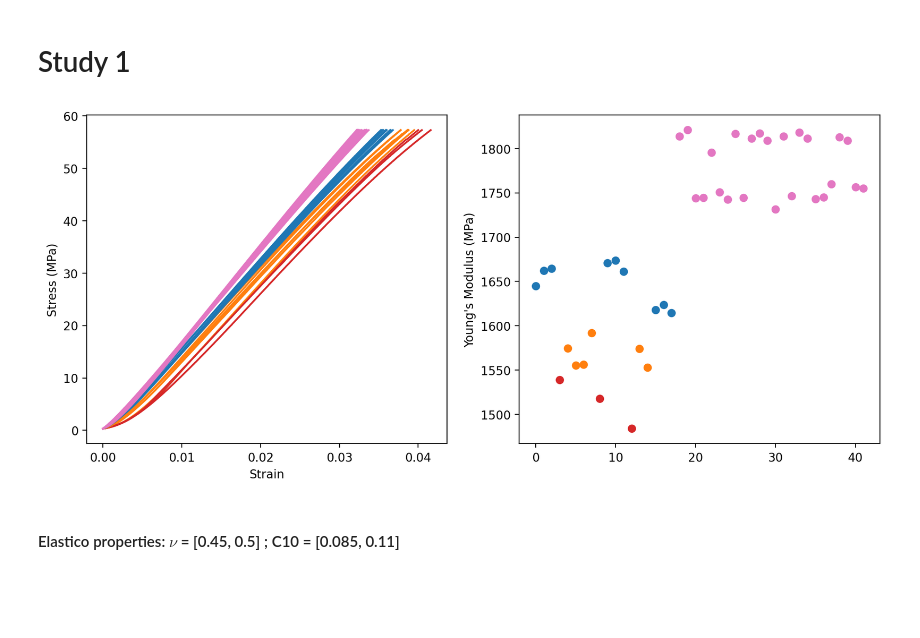
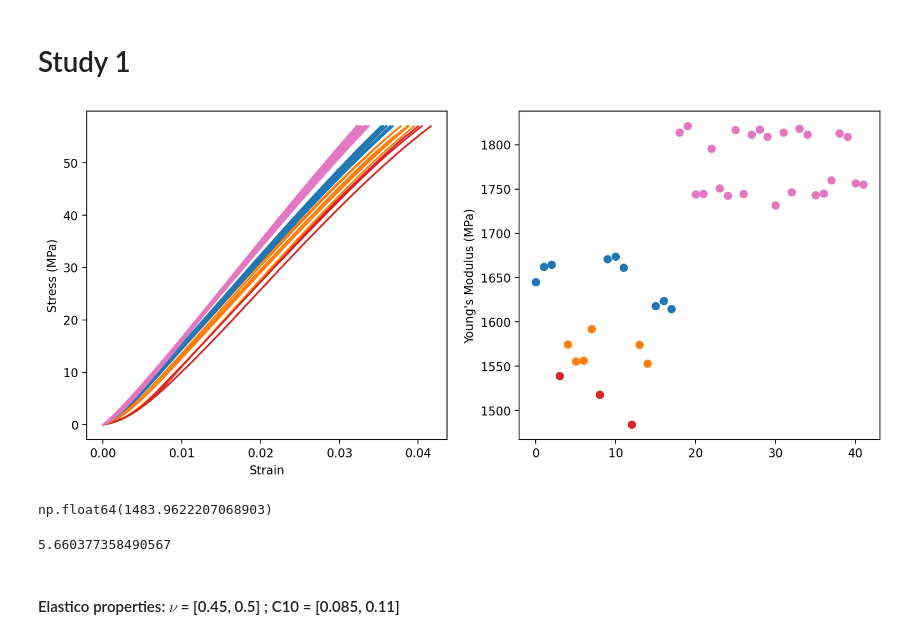
Before and after one commit to MattyOram/phd, a Jupyter notebook: WorkPackages/TMCJ-Contact/notebooks/feaAnalysis/sensitivityStudy/plan-box.ipynb, the cells around one changed output. Cells and saved outputs as stored; diff of their text form; code cells hidden in the pictures; blank space fills up the shorter version.

```diff
--- a/WorkPackages/TMCJ-Contact/notebooks/feaAnalysis/sensitivityStudy/plan-box.ipynb
+++ b/WorkPackages/TMCJ-Contact/notebooks/feaAnalysis/sensitivityStudy/plan-box.ipynb
@@ -65,6 +74,7 @@ F0 = 25*1e-3
 for path in orig_path.glob(glob):
     data_raw = get_instron_data(path, False)
     data = data_raw[data_raw['force'] >= F0] # get data after initial load
+    data['force'] -= data['force'].min()
     data['displacement'] -= data['displacement'].min() # reset displacement
 
     orient = 'H1' if path.name[orient_idx] == 'H' and path.name[-5] == '1' else path.name[orient_idx]
@@ -81,34 +91,44 @@ for path in orig_path.glob(glob):
 # New test #
 
 new_path = Path('../../../Experimental/LabData/materialsTesting/cylinders/vero/20260428')
 
 c_new = {'V':'C4', 'H': 'C5'}
 glob = '**/*.csv'
 F0 = 25*1e-3
 for path in new_path.glob(glob):
     data_raw = get_instron_data(path, False)
     data = data_raw[data_raw['force'] >= F0] # get data after initial load
+    data['force'] -= data['force'].min()
     data['displacement'] -= data['displacement'].min() # reset displacement
 
     #orient = path.name[orient_idx]
 
     x, y = data['displacement'] / L, data['force'] * 1e3 / A
     ax[0].plot(x, y, c='C6')
 
     m, c = linear_fit(x, y)
     ax[1].scatter(count, m, c='C6')
     count += 1
     Es.append(m)
 
 ax[0].set_xlabel('Strain')
 ax[0].set_ylabel('Stress (MPa)')
 
 
 #ax[1].scatter(np.arange(len(Es)), Es)
 ax[1].set_ylabel("Young's Modulus (MPa)" )
 plt.show()
 # %% [output]
-[figure, old version]
+[figure, new version]
+# %%
+min(Es) # min Young's modulus
+# %% [output]
+np.float64(1483.9622207068903)
+# %%
+(1484 - 1400) / 1484 * 100 # % diff of using 1400 as lower bound
+# 2200 - 3000 reported on datasheet
+# %% [output]
+5.660377358490567
 # %% [markdown]
 #### Elastico properties: $\nu$ = [0.45, 0.5] ; C10 = [0.085, 0.11]
 # %%
```
Also changed, not shown: parts of 23 cells of this notebook.
